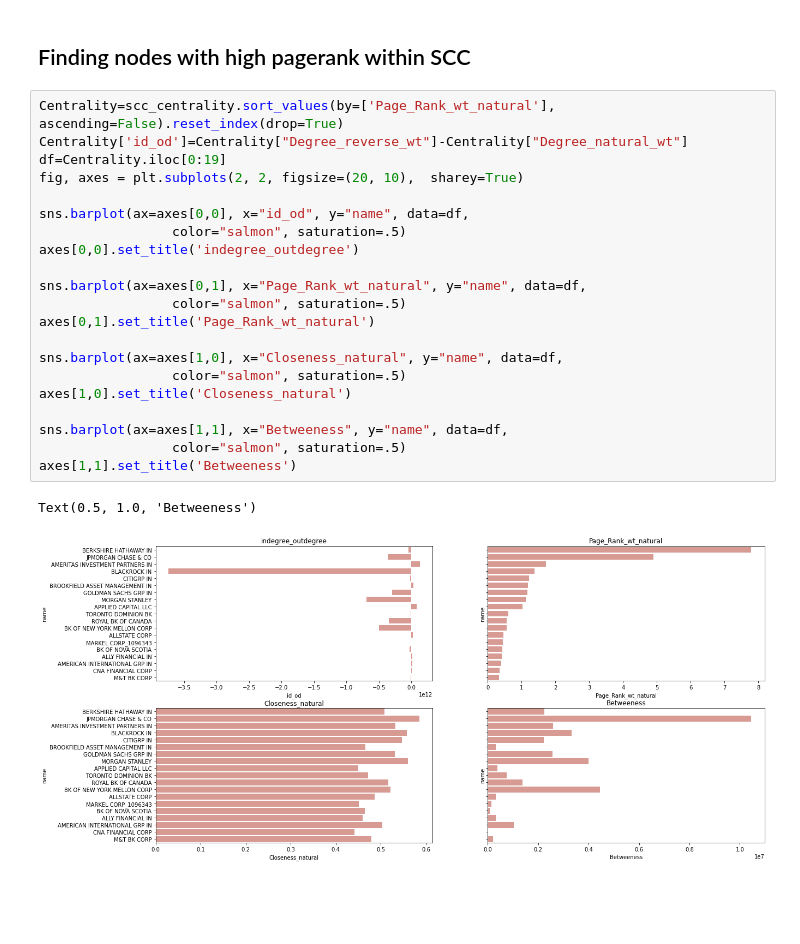
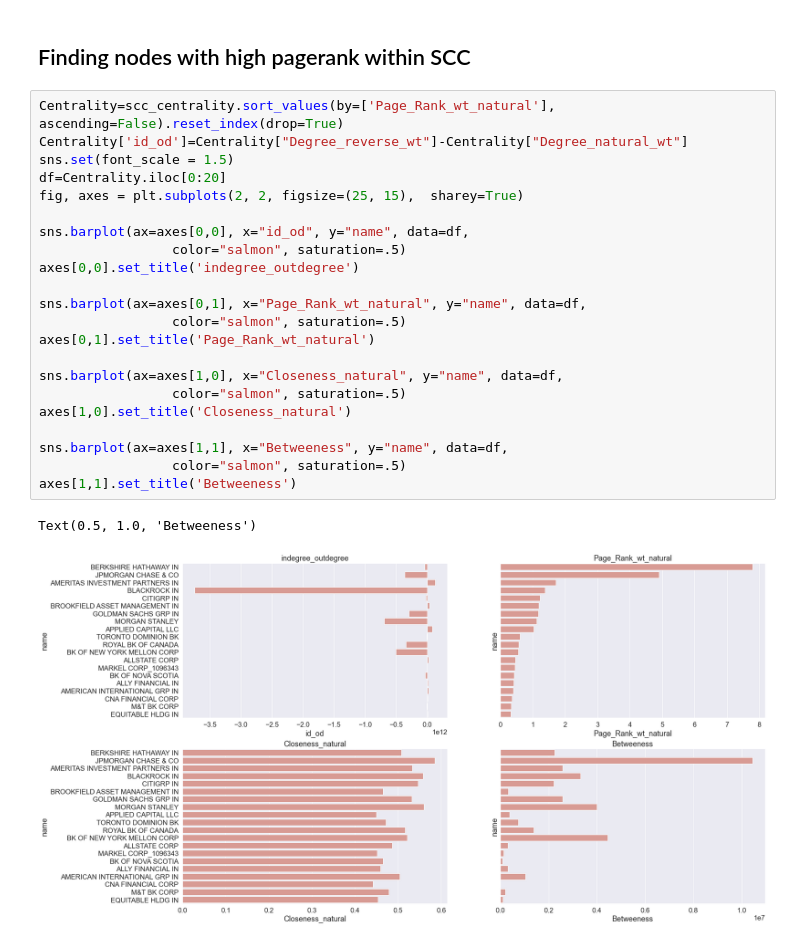
Before and after one commit to prerna0708/Thesis, a Jupyter notebook: Master_Thesis/Step 5.3 SCC analysis.ipynb, the cells around one changed output. Cells and saved outputs as stored; diff of their text form; blank space fills up the shorter version.

```diff
--- a/Master_Thesis/Step 5.3 SCC analysis.ipynb
+++ b/Master_Thesis/Step 5.3 SCC analysis.ipynb
@@ -22,24 +22,25 @@ scc_centrality=Centrality[Centrality['cik'].isin(scc['id'])]
 # %%
 Centrality=scc_centrality.sort_values(by=['Page_Rank_wt_natural'], ascending=False).reset_index(drop=True)
 Centrality['id_od']=Centrality["Degree_reverse_wt"]-Centrality["Degree_natural_wt"]
-df=Centrality.iloc[0:19]
-fig, axes = plt.subplots(2, 2, figsize=(20, 10),  sharey=True)
+sns.set(font_scale = 1.5)
+df=Centrality.iloc[0:20]
+fig, axes = plt.subplots(2, 2, figsize=(25, 15),  sharey=True)
 
 sns.barplot(ax=axes[0,0], x="id_od", y="name", data=df,
                  color="salmon", saturation=.5)
 axes[0,0].set_title('indegree_outdegree')
 
 sns.barplot(ax=axes[0,1], x="Page_Rank_wt_natural", y="name", data=df,
                  color="salmon", saturation=.5)
 axes[0,1].set_title('Page_Rank_wt_natural')
 
 sns.barplot(ax=axes[1,0], x="Closeness_natural", y="name", data=df,
                  color="salmon", saturation=.5)
 axes[1,0].set_title('Closeness_natural')
 
 sns.barplot(ax=axes[1,1], x="Betweeness", y="name", data=df,
                  color="salmon", saturation=.5)
 axes[1,1].set_title('Betweeness')
 # %% [output]
 Text(0.5, 1.0, 'Betweeness')
-[figure, old version]
+[figure, new version]
```
Also changed, not shown: 2 other files.
